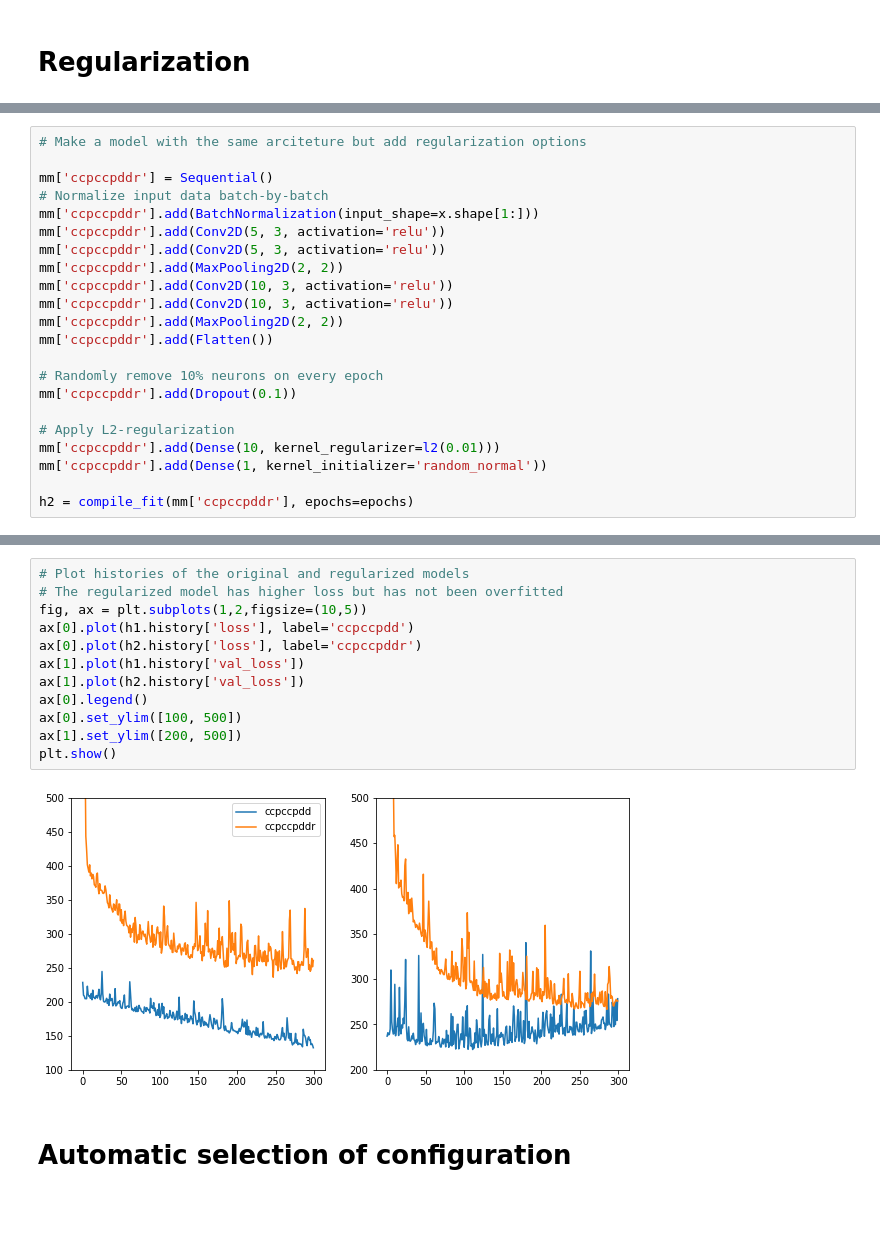
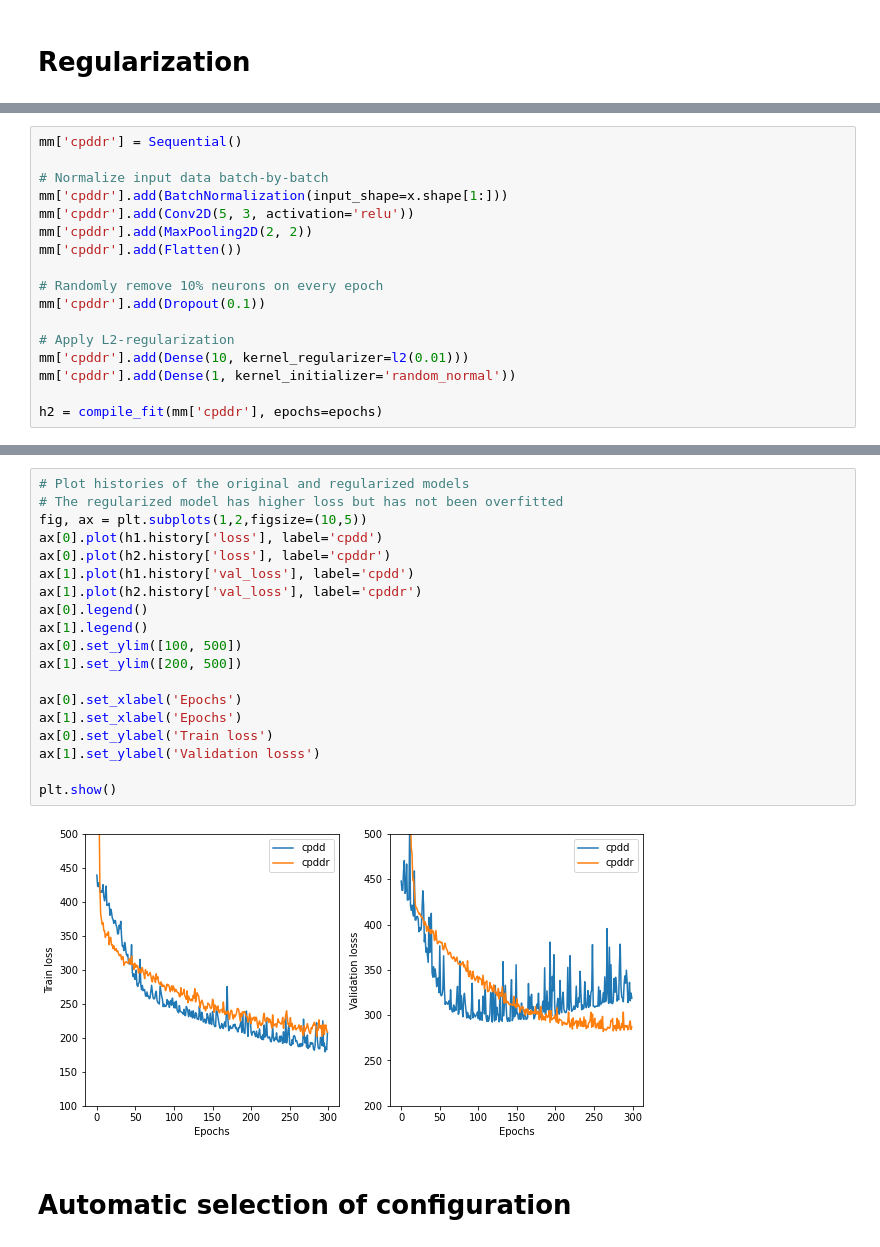
Before and after one commit to nansencenter/nersc_ml_course, a Jupyter notebook: notebooks/p5_cnn_regularization.ipynb, the cells around one changed output, grey strips where cells are left out. Drawn from its saved outputs; the diff is of its cells as text; blank space fills up the shorter version.

```diff
--- a/notebooks/p5_cnn_regularization.ipynb
+++ b/notebooks/p5_cnn_regularization.ipynb
@@ -330,23 +351,18 @@ _________________________________________________________________
 # %%
-# Make a model with the same arciteture but add regularization options
+mm['cpddr'] = Sequential()
 
-mm['ccpccpddr'] = Sequential()
 # Normalize input data batch-by-batch
-mm['ccpccpddr'].add(BatchNormalization(input_shape=x.shape[1:]))
-mm['ccpccpddr'].add(Conv2D(5, 3, activation='relu'))
-mm['ccpccpddr'].add(Conv2D(5, 3, activation='relu'))
-mm['ccpccpddr'].add(MaxPooling2D(2, 2))
-mm['ccpccpddr'].add(Conv2D(10, 3, activation='relu'))
-mm['ccpccpddr'].add(Conv2D(10, 3, activation='relu'))
-mm['ccpccpddr'].add(MaxPooling2D(2, 2))
-mm['ccpccpddr'].add(Flatten())
+mm['cpddr'].add(BatchNormalization(input_shape=x.shape[1:]))
+mm['cpddr'].add(Conv2D(5, 3, activation='relu'))
+mm['cpddr'].add(MaxPooling2D(2, 2))
+mm['cpddr'].add(Flatten())
 
 # Randomly remove 10% neurons on every epoch
-mm['ccpccpddr'].add(Dropout(0.1))
+mm['cpddr'].add(Dropout(0.1))
 
 # Apply L2-regularization
-mm['ccpccpddr'].add(Dense(10, kernel_regularizer=l2(0.01)))
-mm['ccpccpddr'].add(Dense(1, kernel_initializer='random_normal'))
+mm['cpddr'].add(Dense(10, kernel_regularizer=l2(0.01)))
+mm['cpddr'].add(Dense(1, kernel_initializer='random_normal'))
 
-h2 = compile_fit(mm['ccpccpddr'], epochs=epochs)
+h2 = compile_fit(mm['cpddr'], epochs=epochs)
 # %% [output]
@@ -370,17 +386,24 @@ _________________________________________________________________
 # %%
 # Plot histories of the original and regularized models
 # The regularized model has higher loss but has not been overfitted
 fig, ax = plt.subplots(1,2,figsize=(10,5))
-ax[0].plot(h1.history['loss'], label='ccpccpdd')
-ax[0].plot(h2.history['loss'], label='ccpccpddr')
-ax[1].plot(h1.history['val_loss'])
-ax[1].plot(h2.history['val_loss'])
+ax[0].plot(h1.history['loss'], label='cpdd')
+ax[0].plot(h2.history['loss'], label='cpddr')
+ax[1].plot(h1.history['val_loss'], label='cpdd')
+ax[1].plot(h2.history['val_loss'], label='cpddr')
 ax[0].legend()
+ax[1].legend()
 ax[0].set_ylim([100, 500])
 ax[1].set_ylim([200, 500])
+
+ax[0].set_xlabel('Epochs')
+ax[1].set_xlabel('Epochs')
+ax[0].set_ylabel('Train loss')
+ax[1].set_ylabel('Validation losss')
+
 plt.show()
 # %% [output]
-[figure, old version]
+[figure, new version]
 # %% [markdown]
 # Automatic selection of configuration
 # %%
```
Also changed, not shown: parts of 12 cells of this notebook.
